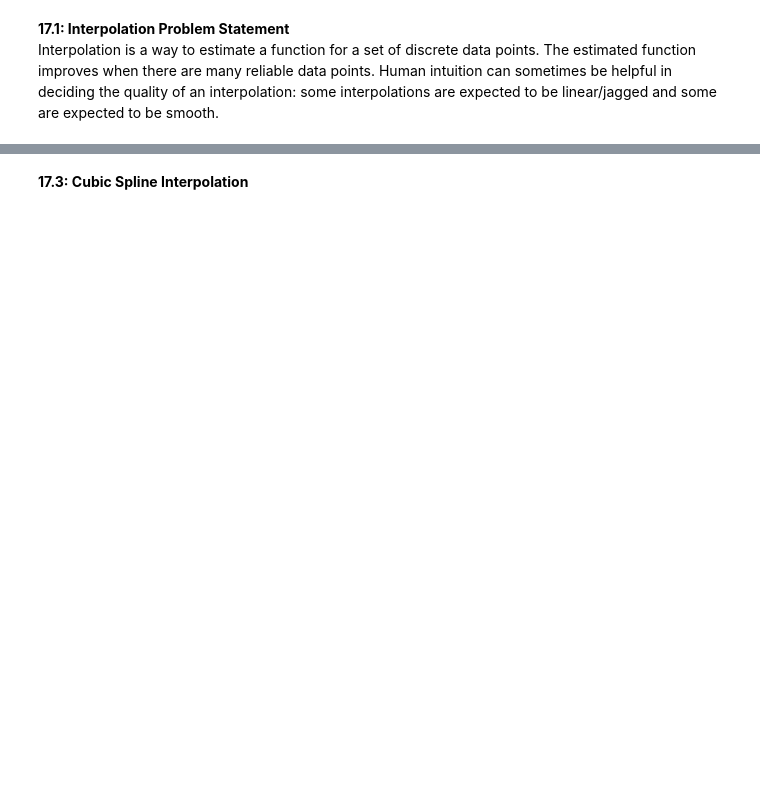
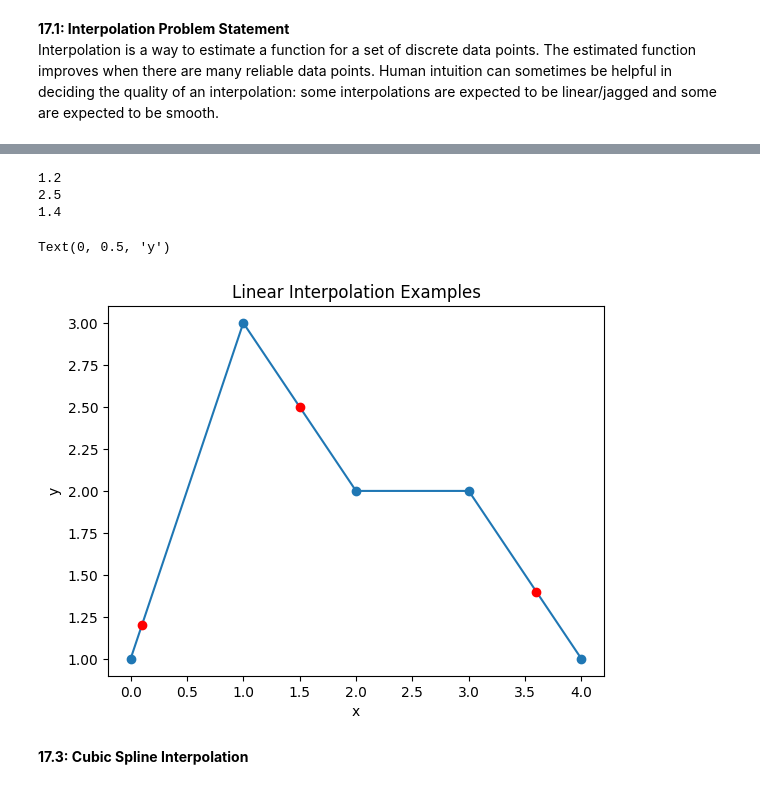
Before and after one commit to CalebaR/MAT-421, a Jupyter notebook: ModuleB1.ipynb, the cells around one changed output, grey strips where cells are left out. Saved outputs shown, nothing was run; the diff lists cells and outputs as text; code cells hidden in the pictures; blank space fills up the shorter version.

```diff
--- a/ModuleB1.ipynb
+++ b/ModuleB1.ipynb
@@ -10,2 +22,33 @@ Interpolation is a way to estimate a function for a set of discrete data points.
+# %%
+from scipy.interpolate import interp1d
+
+#Example using the interp1d function. This stands for 1D interpolation.
+#The function takes 1D arrays
+#It returns a function which can be called to interpolate new values
+x = [0, 1, 2, 3, 4]
+y = [1, 3, 2, 2, 1]
+
+f = interp1d(x,y)
+print(f(0.1))
+print(f(1.5))
+print(f(3.6))
+# %% [output]
+1.2
+2.5
+1.4
+# %%
+#Here we can visualize the example above in a plot
+plt.plot(x,y,'-o') #The '-' visually shows us the linear interpolated functions between the points
+
+plt.plot(0.1,f(0.1),'or') #These are the interpolated values
+plt.plot(1.5,f(1.5),'or') #Here we plot x and f(x)
+plt.plot(3.6,f(3.6),'or') # f(x) is from the linear interpolation function above interp1d
+
+plt.title('Linear Interpolation Examples')
+plt.xlabel('x')
+plt.ylabel('y')
+# %% [output]
+Text(0, 0.5, 'y')
+[figure, added]
 # %% [markdown]
 **17.3: Cubic Spline Interpolation**
```
Also changed, not shown: parts of 4 cells of this notebook.
